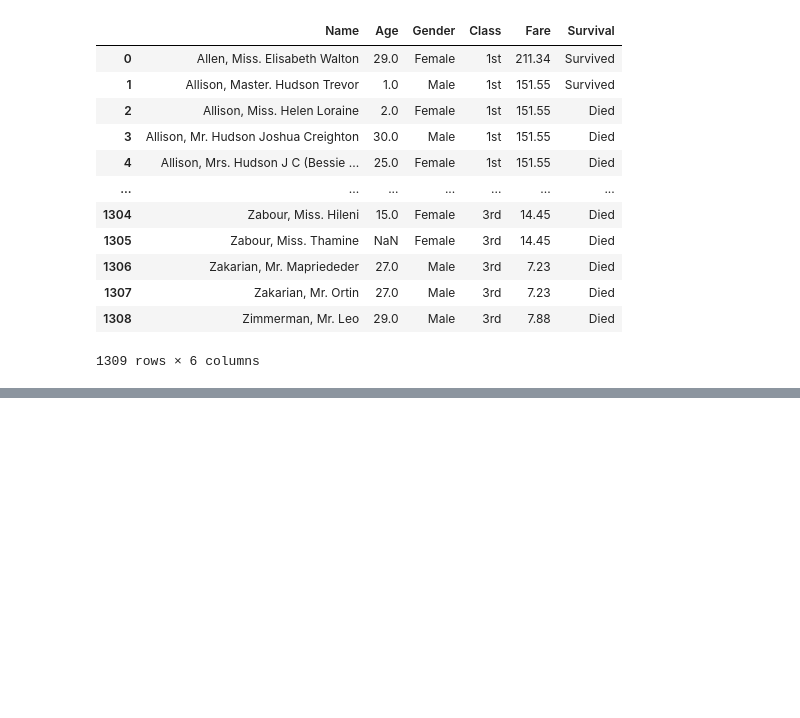
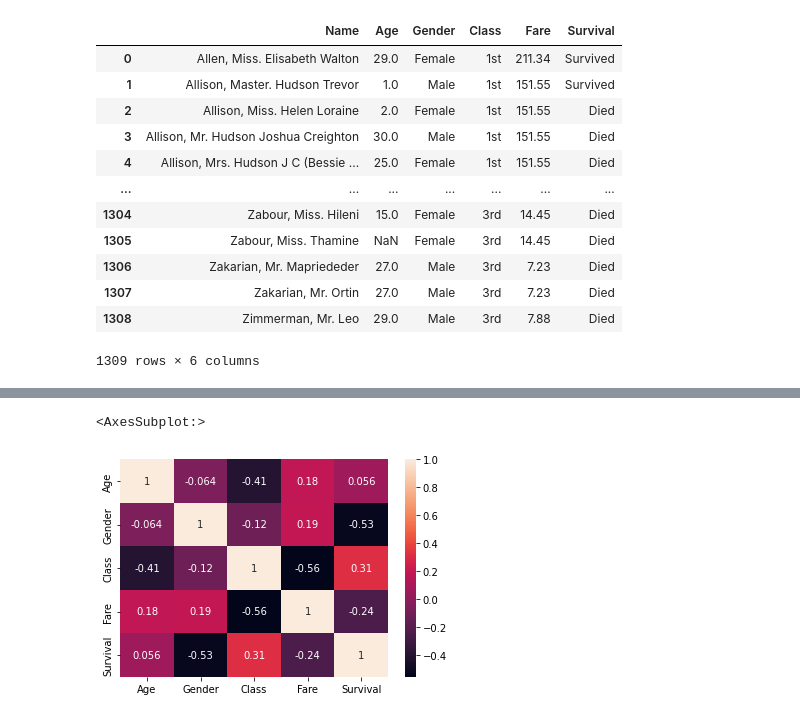
Before and after one commit to ckavana/ITCS-3162-Final-project---group-12, a Jupyter notebook: Final_Project_Notebook.ipynb, the cells around one changed output, grey strips where cells are left out. Drawn from its saved outputs; the diff is of its cells as text; code cells hidden in the pictures; blank space fills up the shorter version.

```diff
--- a/Final_Project_Notebook.ipynb
+++ b/Final_Project_Notebook.ipynb
@@ -18,3 +19,7 @@ df
 | 1307 | Zakarian, Mr. Ortin | 27.0 | Male | 3rd | 7.23 | Died |
 | 1308 | Zimmerman, Mr. Leo | 29.0 | Male | 3rd | 7.88 | Died |
 1309 rows × 6 columns
+# %%
+df['Gender'] = df['Gender'].replace(regex='Male', value= 0);
+df['Gender'] = df['Gender'].replace(regex='Female', value= 1);
+df.head(10)
@@ -20,0 +38,4 @@ df
+# %%
+df['Survival'] = df['Survival'].replace(regex='Survived', value= 0);
+df['Survival'] = df['Survival'].replace(regex='Died', value= 1);
+df.head(10)
@@ -20,0 +54,6 @@ df
+# %%
+df['Class'] = df['Class'].replace(regex='1st', value= 1);
+df['Class'] = df['Class'].replace(regex='2nd', value= 2);
+df['Class'] = df['Class'].replace(regex='3rd', value= 3);
+df['Class'] = df['Class'].replace(regex='4th', value= 4);
+df.head(25)
@@ -20,0 +78,6 @@ df
+# %%
+df_corr = df.corr()
+sns.heatmap(df_corr, annot= True)
+# %% [output]
+<AxesSubplot:>
+[figure, added]
```
Also changed, not shown: parts of 4 cells of this notebook.
